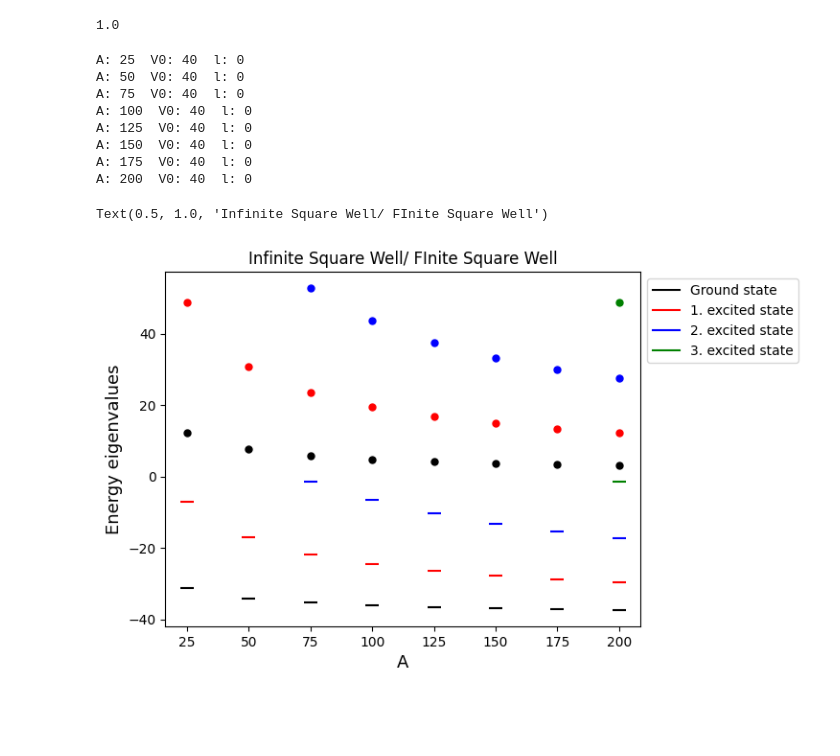
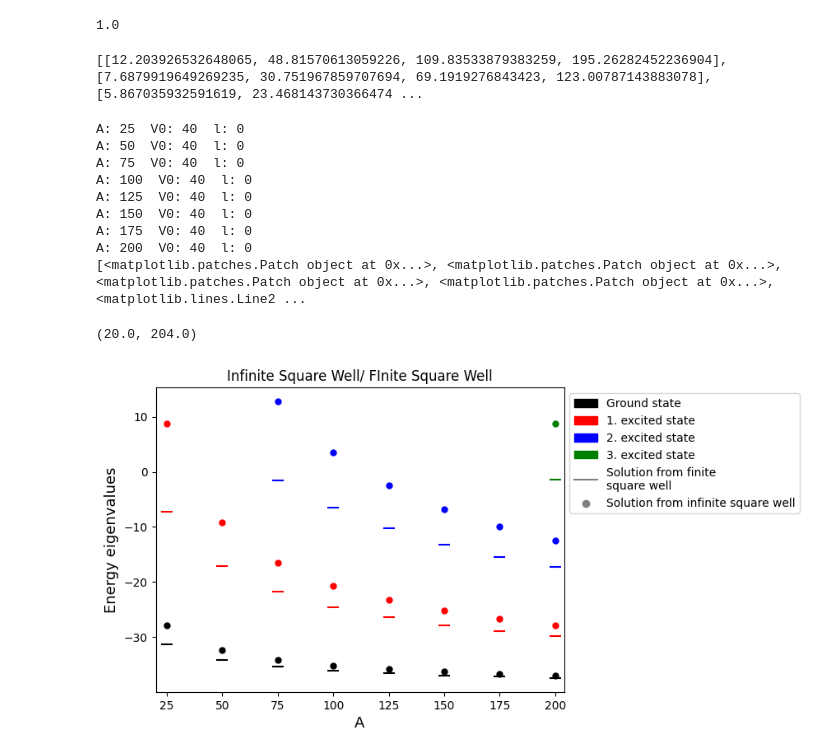
Before and after one commit to mariaheisel99/Studies, a Jupyter notebook: Nuclear_II/exercises.ipynb, the cells around one changed output. Saved outputs shown, nothing was run; the diff lists cells and outputs as text; code cells hidden in the pictures; blank space fills up the shorter version.

```diff
--- a/Nuclear_II/exercises.ipynb
+++ b/Nuclear_II/exercises.ipynb
@@ -255,6 +206,3 @@ print("Intersection points (z):", intersection_points)
   intersection_points = [fsolve(equations, z_guess_i)[0] for z_guess_i in z_guess]
 [figure]
 Intersection points (z): [2.2788626600758284, 3.0, 4.5]
-# %%
-v0 =z0**2*197.3269788**2/(2*(m[0])*R**2)
-E = -v0-R**2/2.2788626600758284**2*CO.hbar**2*1/(2*m[0])
@@ -466,7 +412,7 @@ for i in As:
     e0s.append(result[0])
     j = 0
     for results in zip(result):
-        plt.scatter(i,results,color=cols[j], marker='_', s = 100)
+        plt.scatter(i,results,color=cols[j], marker='_', s = 500)
         j+=1
 plt.xlabel('A', fontsize=13)
 plt.ylabel('Energy eigenvalues', fontsize=13)
@@ -518,9 +464,9 @@ for energy_b, col in zip(e0s,colors):
     A_ = As[i]
     print('----A----',A_)
     ed = -energy_b
-    R= 1.4*A_**(1./3.)
+    R = 1.4*A_**(1./3.)
     print('R = ',R)
-    r_out = np.linspace(R,10,1000)
+    r_out = np.linspace(R,20,1000)
     r_in = np.linspace(0,R,1000)
     k = np.sqrt((2.*(mn/2)/hbarc**2)*(v0+(ed)))
     q = np.sqrt((2.*(mn/2)/hbarc**2)*(ed))
@@ -538,8 +484,8 @@ for energy_b, col in zip(e0s,colors):
 
 # plt.xlim(R-0.05,R+0.05)
 # plt.vlines(R,0,1, ls = 'dashed')
-plt.ylim(0,0.65)
-plt.xlim(0,2)
+# plt.ylim(0,0.65)
+# plt.xlim(0,2)
 plt.legend()
 plt.grid()
 plt.show()
@@ -586,34 +532,48 @@ def E_infinite(A,n):
     return E
 
 Es_infinite = [E_infinite(A,[1,2,3,4]) for A in As]
+print(Es_infinite)
+# %% [output]
+[[12.203926532648065, 48.81570613059226, 109.83533879383259, 195.26282452236904], [7.6879919649269235, 30.751967859707694, 69.1919276843423, 123.00787143883078], [5.867035932591619, 23.468143730366474 ...
 # %%
+import matplotlib.patches as mpatches
 cols = ['k','r','b','g']
 V0 = 40
 
 for i, Es_ in zip(As,Es_infinite):
     j= 0
     result = find_E(i,V0)
     for (e,results) in zip(Es_,result):
-        plt.scatter(i,e,color=cols[j], marker='.', s = 100)
+        plt.scatter(i,e-40,color=cols[j], marker='.', s = 100)
         plt.scatter(i,results,color=cols[j], marker='_', s = 100)
         j+=1
 plt.xlabel('A', fontsize=13)
 plt.ylabel('Energy eigenvalues', fontsize=13)
 handles = []
 labels = ['Ground state', '1. excited state','2. excited state','3. excited state']
 for i in range(4):
-    line = Line2D([0], [0], label=labels[i], color=cols[i])
-    handles.append(line)
+    red_patch = mpatches.Patch(label=labels[i], color=cols[i])
+
+    handles.append(red_patch)
+
+line = Line2D([0], [0], label='Solution from finite\nsquare well', color='grey')
+circle = plt.scatter(0,0, color = 'grey', label = 'Solution from infinite square well')
+handles.append(line)
+handles.append(circle)
+print(handles)
+
 plt.legend(handles=handles, bbox_to_anchor = (1,1))
 plt.title('Infinite Square Well/ FInite Square Well')
+plt.xlim(20,204)
 # %% [output]
 A: 25  V0: 40  l: 0
 A: 50  V0: 40  l: 0
 A: 75  V0: 40  l: 0
 A: 100  V0: 40  l: 0
 A: 125  V0: 40  l: 0
 A: 150  V0: 40  l: 0
 A: 175  V0: 40  l: 0
 A: 200  V0: 40  l: 0
+[<matplotlib.patches.Patch object at 0x...>, <matplotlib.patches.Patch object at 0x...>, <matplotlib.patches.Patch object at 0x...>, <matplotlib.patches.Patch object at 0x...>, <matplotlib.lines.Line2 ...
-Text(0.5, 1.0, 'Infinite Square Well/ FInite Square Well')
+(20.0, 204.0)
-[figure, old version]
+[figure, new version]
```
Also changed, not shown: parts of 8 cells of this notebook.
